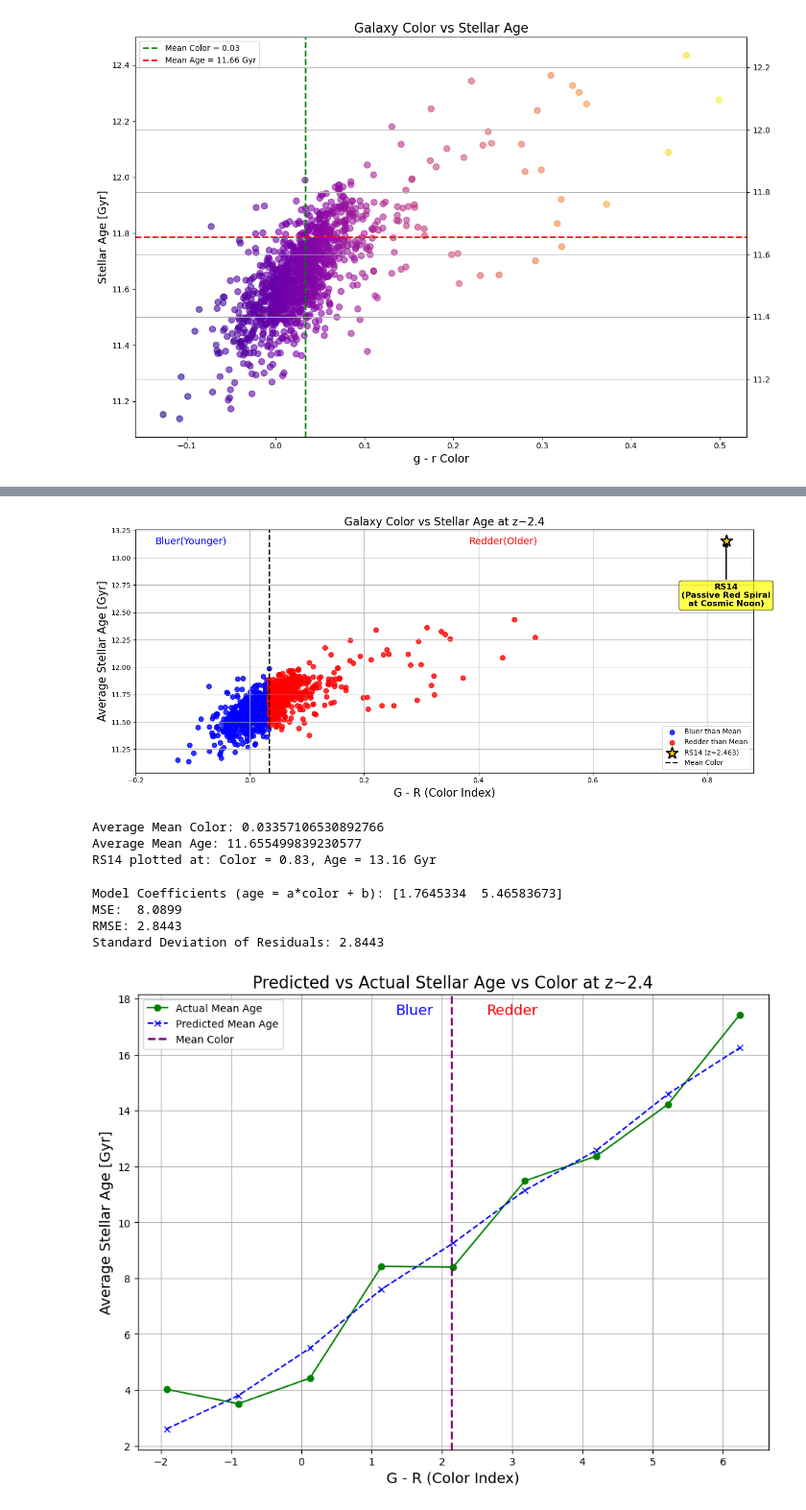
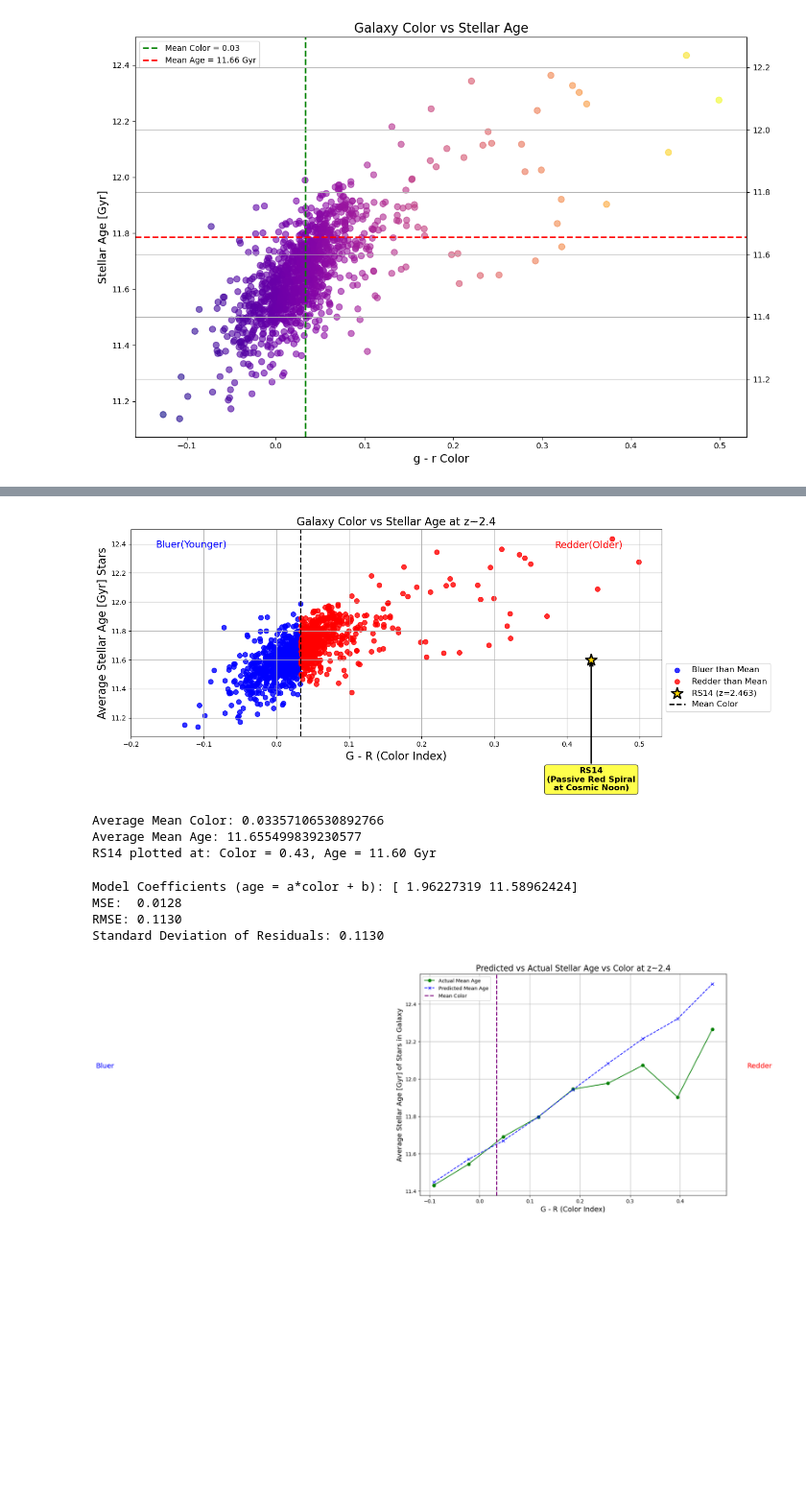
Before and after one commit to PrisonTeachingInitiative/CFR-2025, a Jupyter notebook: Astro/Blank/Project.ipynb, the cells around one changed output, grey strips where cells are left out. Shown at 96% size. Drawn from its saved outputs; the diff is of its cells as text; code cells hidden in the pictures; blank space fills up the shorter version.

```diff
--- a/Astro/Blank/Project.ipynb
+++ b/Astro/Blank/Project.ipynb
@@ -351,8 +351,10 @@ redder_mask = galaxy_color >= mean_color
 # RS14 properties (estimated based on description)
 # Since RS14 is described as "extremely red" and "passive", we'll place it
 # in the red/older region of the plot
-rs14_color = mean_color + 0.8
-rs14_age = mean_age + 1.5
+
+rs14_color = mean_color + 0.4   # arbitrarily redder than mean
+rs14_age = 11.6
+                 # arbitrarily older than average
 
 # Create the plot
 plt.figure(figsize=(14, 6))
@@ -372,7 +374,7 @@ plt.scatter(rs14_color, rs14_age, marker='*', s=300, color='gold',
 # Add arrow pointing to RS14 from below
 plt.annotate('RS14\n(Passive Red Spiral\nat Cosmic Noon)',
              xy=(rs14_color, rs14_age),
-             xytext=(rs14_color, rs14_age - 0.6),
+             xytext=(rs14_color, rs14_age - 0.9),
              fontsize=12, fontweight='bold',
              arrowprops=dict(arrowstyle='->', color='black', lw=2),
              bbox=dict(boxstyle="round,pad=0.3", facecolor='yellow', alpha=0.7),
@@ -383,7 +385,7 @@ plt.axvline(x=mean_color, color='black', linestyle='--', linewidth=2, label='Mea
 
 # Add labels, title, and text
 plt.xlabel('G - R (Color Index)', fontsize=16)
-plt.ylabel('Average Stellar Age [Gyr]', fontsize=16)
+plt.ylabel('Average Stellar Age [Gyr] Stars', fontsize=16)
 plt.title('Galaxy Color vs Stellar Age at z~2.4', fontsize=16)
 
 ymax = plt.ylim()[1]
@@ -392,7 +394,9 @@ plt.text(mean_color + 0.35, ymax * 0.99, 'Redder(Older)', color='red', fontsize=
 
 plt.xlim(left=-0.2)
 plt.grid(True)
-plt.legend()
+#plt.legend()
+plt.legend(loc='lower left', bbox_to_anchor=(1.0, 0.1), fontsize=12)
+
 plt.tight_layout()
 plt.show()
 
@@ -400,10 +404,10 @@ print(f'Average Mean Color: {mean_color}')
 print(f'Average Mean Age: {mean_age}')
 print(f'RS14 plotted at: Color = {rs14_color:.2f}, Age = {rs14_age:.2f} Gyr')
 # %% [output]
-[figure, old version]
+[figure, new version]
 Average Mean Color: 0.03357106530892766
 Average Mean Age: 11.655499839230577
-RS14 plotted at: Color = 0.83, Age = 13.16 Gyr
+RS14 plotted at: Color = 0.43, Age = 11.60 Gyr
 # %%
 import matplotlib.pyplot as plt
 import pandas as pd
@@ -448,36 +452,36 @@ print(f"MSE:  {mse:.4f}")
 print(f"RMSE: {rmse:.4f}")
 print(f"Standard Deviation of Residuals: {std_dev:.4f}")
 
 # --- Line Plot Binning ---
 bins = np.linspace(galaxy_color.min(), galaxy_color.max(), 10)
 binned_data = pd.cut(galaxy_color, bins=bins)
 mean_actual_age_per_bin = galaxy_average_stellar_age.groupby(binned_data).mean()
 mean_predicted_age_per_bin = pd.Series(predicted_age).groupby(binned_data).mean()
 bin_midpoints = [(interval.left + interval.right) / 2 for interval in mean_actual_age_per_bin.index]
 
 # --- Plot ---
 plt.figure(figsize=(11, 8))
 
 plt.plot(bin_midpoints, mean_actual_age_per_bin, color='green', linestyle='-', marker='o', label='Actual Mean Age')
 plt.plot(bin_midpoints, mean_predicted_age_per_bin, color='blue', linestyle='--', marker='x', label='Predicted Mean Age')
 
 plt.xlabel('G - R (Color Index)', fontsize=14)
-plt.ylabel('Average Stellar Age [Gyr]', fontsize=14)
+plt.ylabel('Average Stellar Age [Gyr] of Stars in Galaxy', fontsize=14)
 plt.title('Predicted vs Actual Stellar Age vs Color at z~2.4', fontsize=16)
 
 mean_color = galaxy_color.mean()
 plt.axvline(x=mean_color, color='purple', linestyle='--', linewidth=2, label='Mean Color')
 
 ymax = plt.ylim()[1]
 plt.text(mean_color - 0.8, ymax * 0.96, 'Bluer', color='blue', fontsize=14)
 plt.text(mean_color + 0.5, ymax * 0.96, 'Redder', color='red', fontsize=14)
 
 plt.grid(True)
 plt.legend()
 plt.show()
 # %% [output]
-Model Coefficients (age = a*color + b): [1.7645334  5.46583673]
-MSE:  8.0899
-RMSE: 2.8443
-Standard Deviation of Residuals: 2.8443
+Model Coefficients (age = a*color + b): [ 1.96227319 11.58962424]
+MSE:  0.0128
+RMSE: 0.1130
+Standard Deviation of Residuals: 0.1130
-[figure, old version]
+[figure, new version]
```
Also changed, not shown: parts of 1 cell of this notebook.
